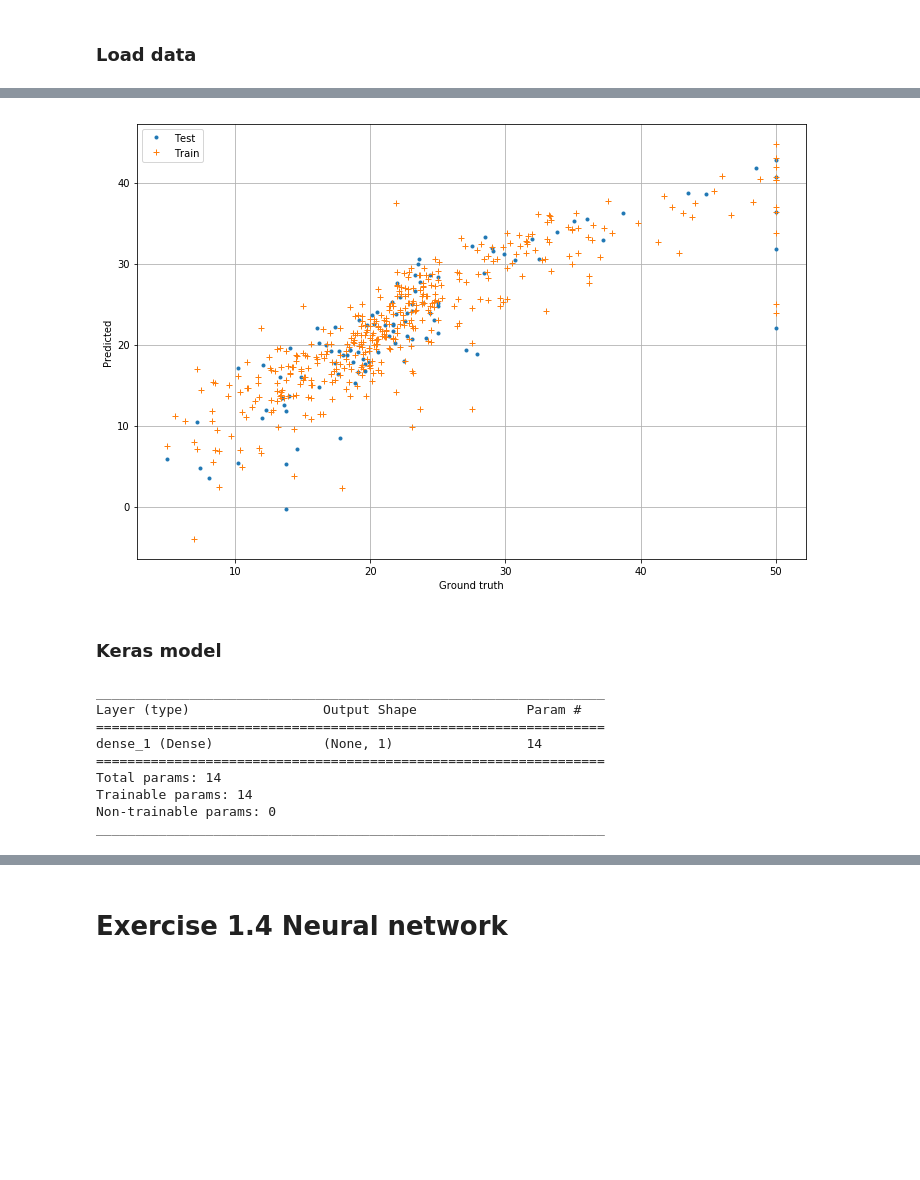
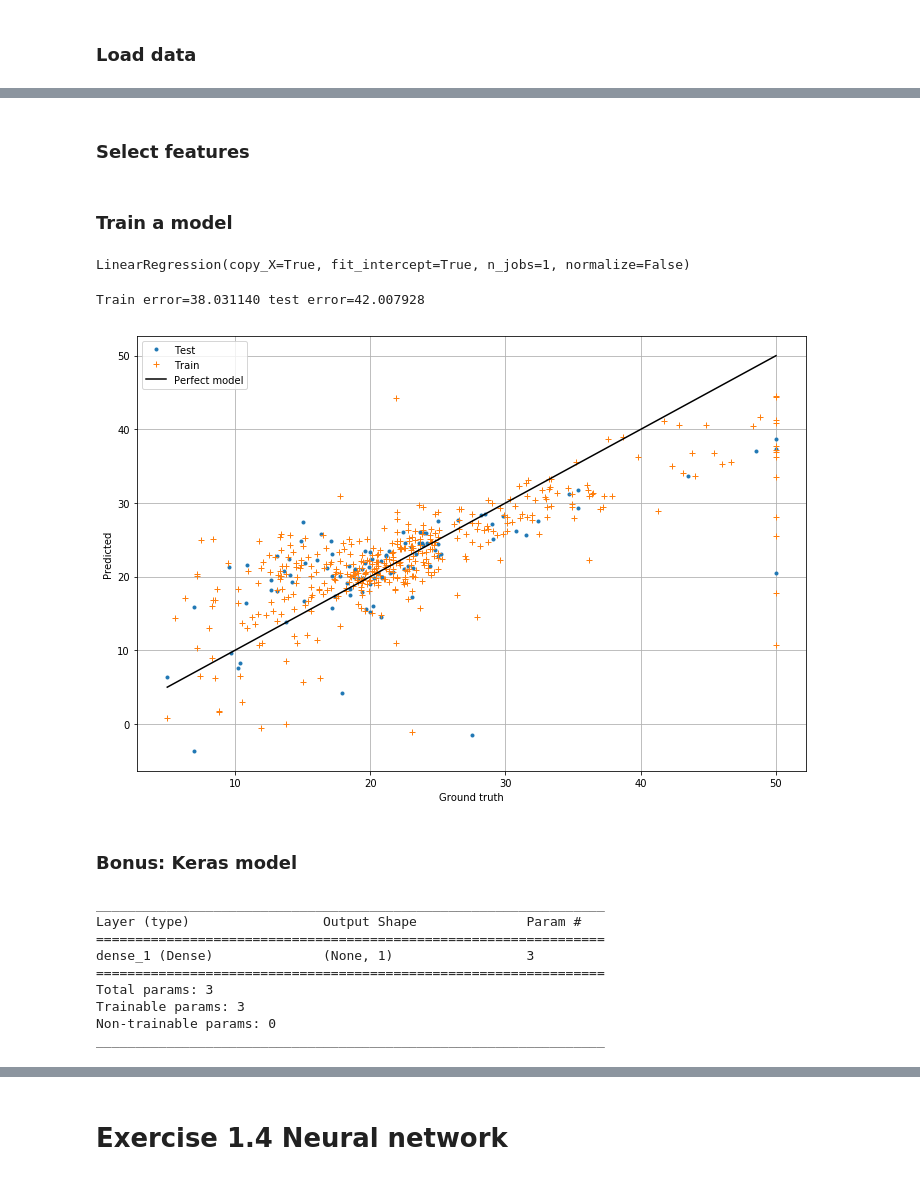
Before and after one commit to futurice/ml-crash-course, a Jupyter notebook: exercises/01_Boston_house_prediction_with_NN.ipynb, the cells around one changed output, grey strips where cells are left out. Drawn from its saved outputs; the diff is of its cells as text; code cells hidden in the pictures; blank space fills up the shorter version.

```diff
--- a/exercises/01_Boston_house_prediction_with_NN.ipynb
+++ b/exercises/01_Boston_house_prediction_with_NN.ipynb
@@ -258,0 +289,9 @@ Here we use non-linear functions to predict house prices instead of a linear fun
+# %%
+# Load data
+boston = load_boston()
+
+# Choose AVG number of rooms as feature
+X = boston.data[:, boston.feature_names.tolist().index('RM')]
+
+# Target / desired output
+y = boston.target
@@ -259,7 +300,7 @@ Here we use non-linear functions to predict house prices instead of a linear fun
 # %%
 # Plotting linear and two non-linear functions
-xs = np.linspace(-5,5,100)
-bias = 5
+xs = np.linspace(-1,1,100)
+bias = 0
 y1 = xs + bias
 y2 = np.power(xs, 2) + xs + bias
 y3 = np.power(xs, 3) + np.power(xs, 2) + xs + bias
@@ -268,5 +309,6 @@ pylab.plot(xs, y1)
 pylab.plot(xs, y2)
 pylab.plot(xs, y3)
 pylab.grid()
-pylab.legend(['Linear: X + b', 'Non-linear: X^2+X+b', 'Non-linear: X^3+X^2+X+b'])
+pylab.legend(['Linear: $X + b$', 'Non-linear: $X^2+X+b$', 'Non-linear: $X^3+X^2+X+b$'])
+pylab.savefig('non-linear-functions.png')
 # %% [output]
@@ -369,15 +434,39 @@ LinearRegression(copy_X=True, fit_intercept=True, n_jobs=1, normalize=False)
+# %% [markdown]
+### Select features
+# %%
+Xtmp = X[:, [0, 5]]
+# TODO: You can try these
+# Xtmp = X[:, [0, 1, 2]]
+# Xtmp = X[:, [0, 6, 4]]
+# Xtmp = X[:, [0, 5, 12]]
+# %% [markdown]
+### Train a model
+# %%
+# Split data
+x_train, x_test, y_train, y_test = train_test_split(Xtmp, y, test_size=0.2, random_state=42)
+# Train
+clf.fit(x_train, y_train)
+# %% [output]
+LinearRegression(copy_X=True, fit_intercept=True, n_jobs=1, normalize=False)
+# %%
+train_error = mean_squared_error(y_train, clf.predict(x_train))
+test_error = mean_squared_error(y_test, clf.predict(x_test))
+print('Train error=%f test error=%f' % (train_error, test_error))
+# %% [output]
+Train error=38.031140 test error=42.007928
 # %%
 pylab.figure()
 pylab.plot(y_test, clf.predict(x_test), '.')
 pylab.plot(y_train, clf.predict(x_train), '+')
-pylab.legend(['Test', 'Train'])
+pylab.plot([np.min(y_test), np.max(y_test)], [np.min(y_test), np.max(y_test)], 'k-')
+pylab.legend(['Test', 'Train', 'Perfect model'])
 pylab.xlabel('Ground truth')
 pylab.ylabel('Predicted')
 pylab.grid()
 # %% [output]
-[figure, old version]
+[figure, new version]
 # %% [markdown]
-### Keras model
+### Bonus: Keras model
 # %%
 # It is a good idea to clear the session (remove graphs etc from GPU/CPU) before defining a new model
 K.clear_session()
@@ -386,20 +475,20 @@ K.clear_session()
 model = Sequential()
 
 # Input layer connected a layer with 1 output nodes
-model.add(Dense(1, activation='linear', input_shape=(X.shape[1],)))
+model.add(Dense(1, activation='linear', input_shape=(x_train.shape[1],)))
 
 model.summary()
 
 model.compile(loss='mean_squared_error',
-              optimizer=RMSprop())
+              optimizer=RMSprop(lr=0.1))
 # %% [output]
 _________________________________________________________________
 Layer (type)                 Output Shape              Param #
 =================================================================
-dense_1 (Dense)              (None, 1)                 14
+dense_1 (Dense)              (None, 1)                 3
 =================================================================
-Total params: 14
-Trainable params: 14
+Total params: 3
+Trainable params: 3
 Non-trainable params: 0
 _________________________________________________________________
 # %%
```
Also changed, not shown: parts of 57 cells of this notebook.
